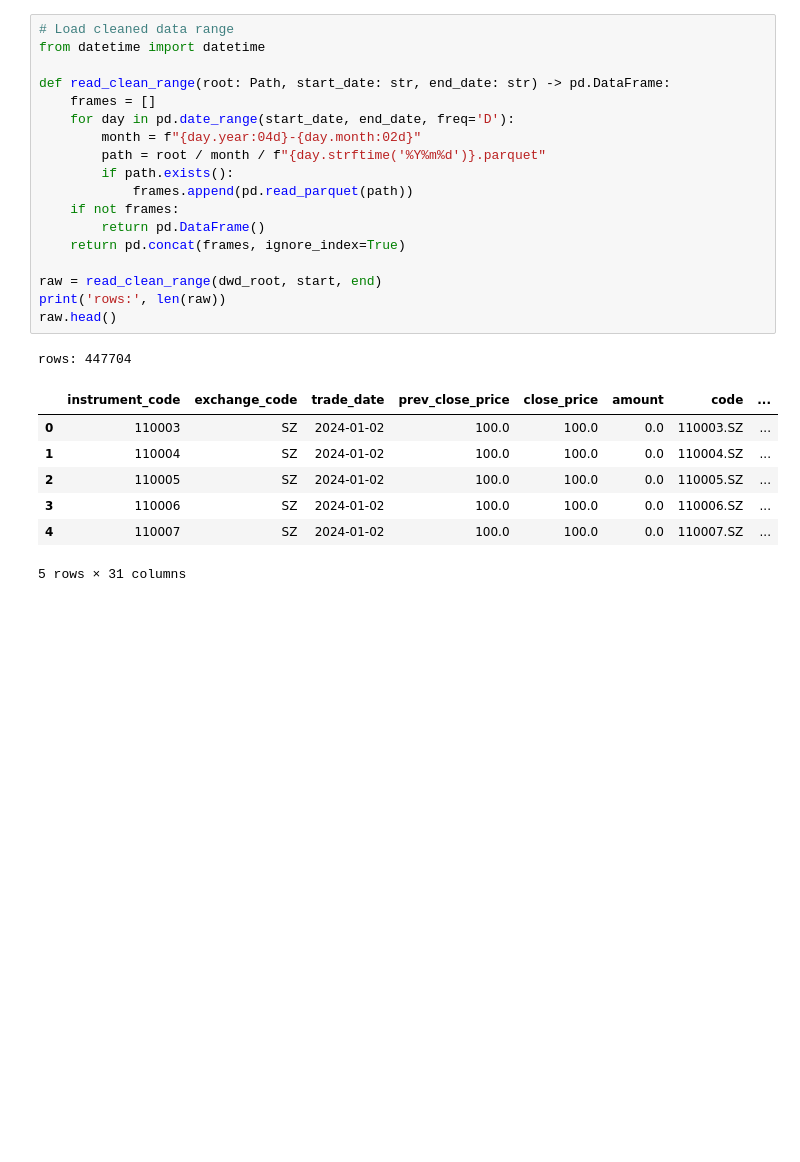
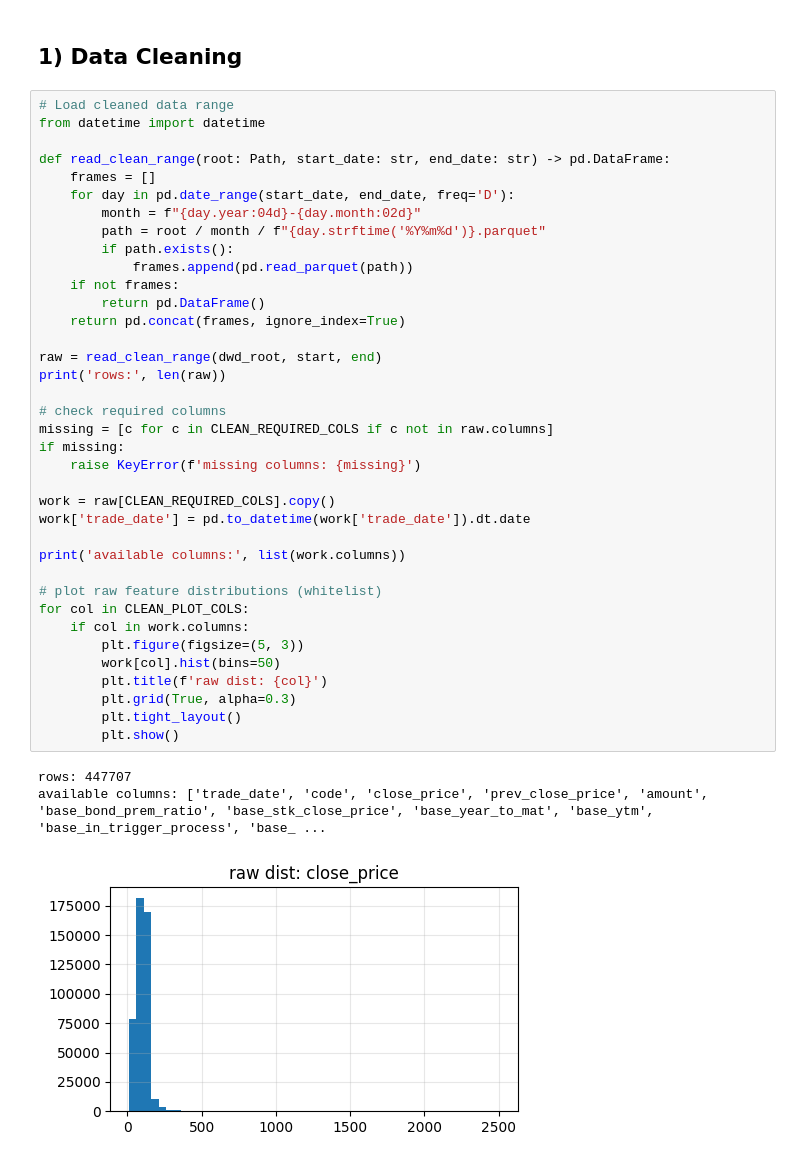
Before and after one commit to gwc0207/CBOND_DAY, a Jupyter notebook: notebooks/lgbm_model_draft.ipynb, the cells around one changed output. Cells and saved outputs as stored; diff of their text form; blank space fills up the shorter version.

```diff
--- a/notebooks/lgbm_model_draft.ipynb
+++ b/notebooks/lgbm_model_draft.ipynb
@@ -104,27 +134,43 @@ if use_gpu:
+# %% [markdown]
+## 1) Data Cleaning
 # %%
 # Load cleaned data range
 from datetime import datetime
 
 def read_clean_range(root: Path, start_date: str, end_date: str) -> pd.DataFrame:
     frames = []
     for day in pd.date_range(start_date, end_date, freq='D'):
         month = f"{day.year:04d}-{day.month:02d}"
         path = root / month / f"{day.strftime('%Y%m%d')}.parquet"
         if path.exists():
             frames.append(pd.read_parquet(path))
     if not frames:
         return pd.DataFrame()
     return pd.concat(frames, ignore_index=True)
 
 raw = read_clean_range(dwd_root, start, end)
 print('rows:', len(raw))
-raw.head()
+
+# check required columns
+missing = [c for c in CLEAN_REQUIRED_COLS if c not in raw.columns]
+if missing:
+    raise KeyError(f'missing columns: {missing}')
+
+work = raw[CLEAN_REQUIRED_COLS].copy()
+work['trade_date'] = pd.to_datetime(work['trade_date']).dt.date
+
+print('available columns:', list(work.columns))
+
+# plot raw feature distributions (whitelist)
+for col in CLEAN_PLOT_COLS:
+    if col in work.columns:
+        plt.figure(figsize=(5, 3))
+        work[col].hist(bins=50)
+        plt.title(f'raw dist: {col}')
+        plt.grid(True, alpha=0.3)
+        plt.tight_layout()
+        plt.show()
 # %% [output]
-rows: 447704
+rows: 447707
+available columns: ['trade_date', 'code', 'close_price', 'prev_close_price', 'amount', 'base_bond_prem_ratio', 'base_stk_close_price', 'base_year_to_mat', 'base_ytm', 'base_in_trigger_process', 'base_ ...
-|  | instrument_code | exchange_code | trade_date | prev_close_price | close_price | amount | code | ... |
-| 0 | 110003 | SZ | 2024-01-02 | 100.0 | 100.0 | 0.0 | 110003.SZ | ... |
-| 1 | 110004 | SZ | 2024-01-02 | 100.0 | 100.0 | 0.0 | 110004.SZ | ... |
-| 2 | 110005 | SZ | 2024-01-02 | 100.0 | 100.0 | 0.0 | 110005.SZ | ... |
-| 3 | 110006 | SZ | 2024-01-02 | 100.0 | 100.0 | 0.0 | 110006.SZ | ... |
-| 4 | 110007 | SZ | 2024-01-02 | 100.0 | 100.0 | 0.0 | 110007.SZ | ... |
-5 rows × 31 columns
+[figure, added]
```
Also changed, not shown: parts of 21 cells of this notebook, 9 other files.
